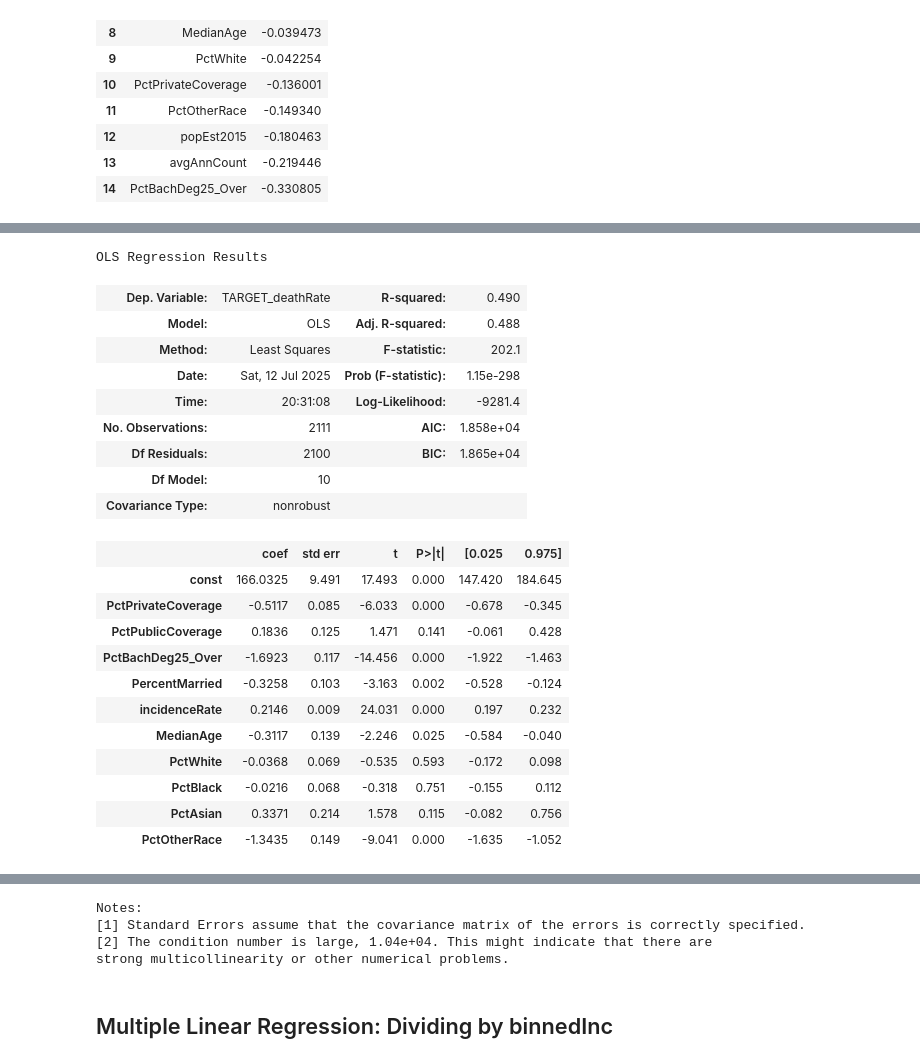
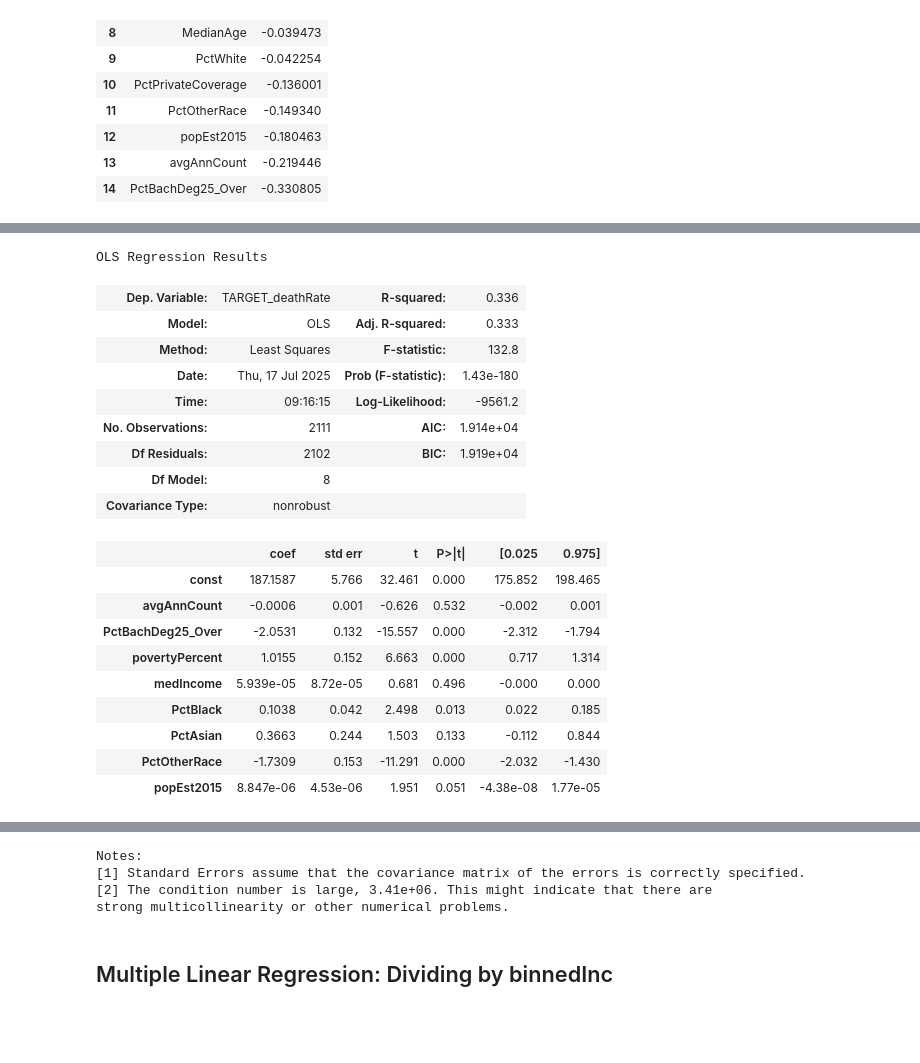
Before and after one commit to HeyLucasLeao/ols-regression-challenge, a Jupyter notebook: eda.ipynb, the cells around one changed output, grey strips where cells are left out. Cells and saved outputs as stored; diff of their text form; code cells hidden in the pictures; blank space fills up the shorter version.

Commit message:
✨ add filtering_features_based_on_vif

```diff
--- a/eda.ipynb
+++ b/eda.ipynb
@@ -212,0 +213,34 @@ vif_data.loc[~vif_data["VIF Rank"].isin(["Extreme", "High"])]
+# %%
+def filtering_features_based_on_vif(X: np.ndarray, threshold=15.0, verbose=False):
+    """
+    Filter features based on Variance Inflation Factor (VIF).
+    Features with VIF above the threshold are removed iteratively."""
+
+    if not isinstance(threshold, (int, float)):
+        raise ValueError("Threshold must be a numeric value.")
+    if not isinstance(verbose, bool):
+        raise ValueError("Verbose must be a boolean value.")
+    if X.size == 0:
+        raise ValueError("Input X cannot be empty.")
+    if X.shape[0] < 2:
+        raise ValueError("Input X must have at least two samples.")
+    if X.shape[1] < 2:
+        raise ValueError("Input X must have at least two features.")
+
+    X = np.asanyarray(X)
+    features = np.ones(X.shape[1], dtype=bool)
+    for _ in range(features.shape[0]):
+        vif = np.zeros(features.shape[0])
+        mask = np.where(features)
+        vif[mask] = [variance_inflation_factor(X[:, features], i) for i in range(X[:, features].shape[1])]
+        max_vif = max(vif)
+        idx_max_vif = np.argmax(vif)
+        if max_vif >= threshold:
+            if verbose:
+                print(f"Index of feature with max VIF: {idx_max_vif}")
+                print(f"Removing feature with VIF: {max_vif}")
+            features[idx_max_vif] = False
+            continue
+        else:
+            break
+    return features
@@ -212,0 +276,2 @@ vif_data.loc[~vif_data["VIF Rank"].isin(["Extreme", "High"])]
+# %%
+mask_features = filtering_features_based_on_vif(df_test[features_in],  threshold=20.0, verbose=True)
@@ -212,0 +293,3 @@ vif_data.loc[~vif_data["VIF Rank"].isin(["Extreme", "High"])]
+# %%
+filtered_features = [feature for feature, choosen in zip(features_in, mask_features) if choosen]
+generate_vif_dataframe(df_test, filtered_features)
@@ -303,28 +373,26 @@ features_in = ['PctPrivateCoverage',
 # %%
-X = sm.add_constant(df_train[features_in]) # add intercept
+X = sm.add_constant(df_train[filtered_features]) # add intercept
 y = df_train["TARGET_deathRate"]
 model_sm = sm.OLS(y, X).fit()
 model_sm.summary()
 # %% [output]
 OLS Regression Results
-| Dep. Variable: | TARGET_deathRate | R-squared: | 0.490 |
-| Model: | OLS | Adj. R-squared: | 0.488 |
-| Method: | Least Squares | F-statistic: | 202.1 |
-| Date: | Sat, 12 Jul 2025 | Prob (F-statistic): | 1.15e-298 |
-| Time: | 20:31:08 | Log-Likelihood: | -9281.4 |
-| No. Observations: | 2111 | AIC: | 1.858e+04 |
-| Df Residuals: | 2100 | BIC: | 1.865e+04 |
-| Df Model: | 10 |  |  |
+| Dep. Variable: | TARGET_deathRate | R-squared: | 0.336 |
+| Model: | OLS | Adj. R-squared: | 0.333 |
+| Method: | Least Squares | F-statistic: | 132.8 |
+| Date: | Thu, 17 Jul 2025 | Prob (F-statistic): | 1.43e-180 |
+| Time: | 09:16:15 | Log-Likelihood: | -9561.2 |
+| No. Observations: | 2111 | AIC: | 1.914e+04 |
+| Df Residuals: | 2102 | BIC: | 1.919e+04 |
+| Df Model: | 8 |  |  |
 | Covariance Type: | nonrobust |  |  |
 |  | coef | std err | t | P>|t| | [0.025 | 0.975] |
-| const | 166.0325 | 9.491 | 17.493 | 0.000 | 147.420 | 184.645 |
-| PctPrivateCoverage | -0.5117 | 0.085 | -6.033 | 0.000 | -0.678 | -0.345 |
-| PctPublicCoverage | 0.1836 | 0.125 | 1.471 | 0.141 | -0.061 | 0.428 |
-| PctBachDeg25_Over | -1.6923 | 0.117 | -14.456 | 0.000 | -1.922 | -1.463 |
-| PercentMarried | -0.3258 | 0.103 | -3.163 | 0.002 | -0.528 | -0.124 |
-| incidenceRate | 0.2146 | 0.009 | 24.031 | 0.000 | 0.197 | 0.232 |
-| MedianAge | -0.3117 | 0.139 | -2.246 | 0.025 | -0.584 | -0.040 |
-| PctWhite | -0.0368 | 0.069 | -0.535 | 0.593 | -0.172 | 0.098 |
-| PctBlack | -0.0216 | 0.068 | -0.318 | 0.751 | -0.155 | 0.112 |
-| PctAsian | 0.3371 | 0.214 | 1.578 | 0.115 | -0.082 | 0.756 |
-| PctOtherRace | -1.3435 | 0.149 | -9.041 | 0.000 | -1.635 | -1.052 |
+| const | 187.1587 | 5.766 | 32.461 | 0.000 | 175.852 | 198.465 |
+| avgAnnCount | -0.0006 | 0.001 | -0.626 | 0.532 | -0.002 | 0.001 |
+| PctBachDeg25_Over | -2.0531 | 0.132 | -15.557 | 0.000 | -2.312 | -1.794 |
+| povertyPercent | 1.0155 | 0.152 | 6.663 | 0.000 | 0.717 | 1.314 |
+| medIncome | 5.939e-05 | 8.72e-05 | 0.681 | 0.496 | -0.000 | 0.000 |
+| PctBlack | 0.1038 | 0.042 | 2.498 | 0.013 | 0.022 | 0.185 |
+| PctAsian | 0.3663 | 0.244 | 1.503 | 0.133 | -0.112 | 0.844 |
+| PctOtherRace | -1.7309 | 0.153 | -11.291 | 0.000 | -2.032 | -1.430 |
+| popEst2015 | 8.847e-06 | 4.53e-06 | 1.951 | 0.051 | -4.38e-08 | 1.77e-05 |
@@ -335,6 +403,6 @@ OLS Regression Results
 Notes:
 [1] Standard Errors assume that the covariance matrix of the errors is correctly specified.
-[2] The condition number is large, 1.04e+04. This might indicate that there are
+[2] The condition number is large, 3.41e+06. This might indicate that there are
 strong multicollinearity or other numerical problems.
 # %% [markdown]
 ## Multiple Linear Regression: Dividing by binnedInc
```
Also changed, not shown: parts of 25 cells of this notebook.
